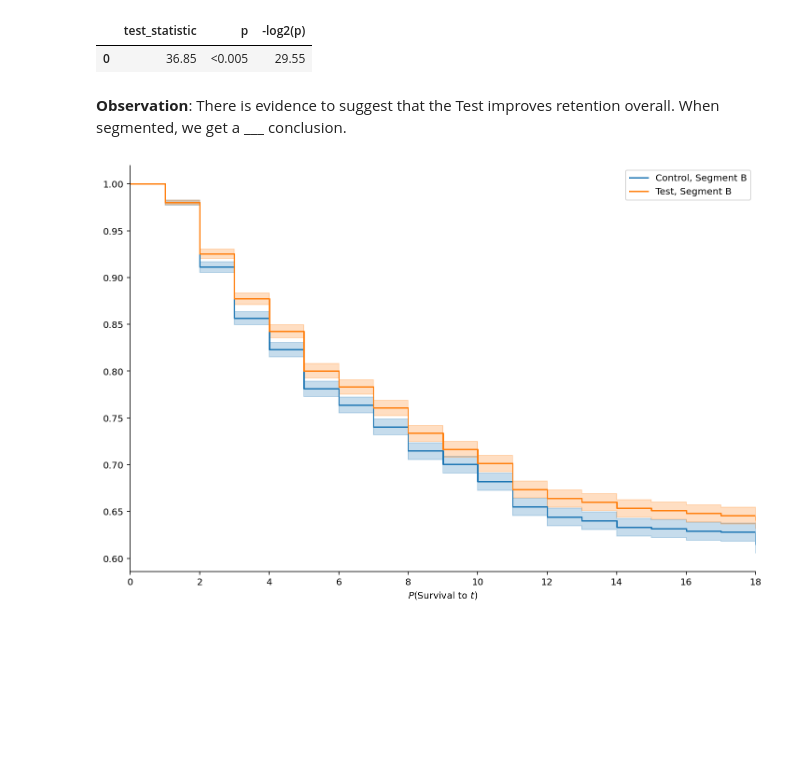
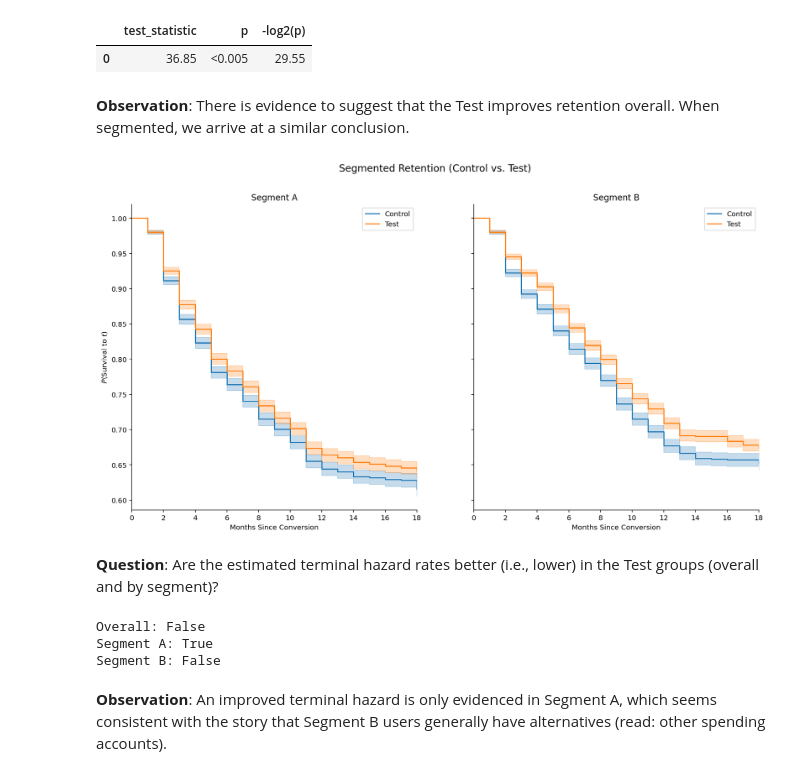
Before and after one commit to Per48edjes/Chime-Case, a Jupyter notebook: analysis.ipynb, the cells around one changed output. Saved outputs shown, nothing was run; the diff lists cells and outputs as text; code cells hidden in the pictures; blank space fills up the shorter version.

```diff
--- a/analysis.ipynb
+++ b/analysis.ipynb
@@ -382,30 +461,51 @@ results.print_summary(3)
 |  | test_statistic | p | -log2(p) |
 | 0 | 36.85 | <0.005 | 29.55 |
 # %% [markdown]
-**Observation**: There is evidence to suggest that the Test improves retention overall. When segmented, we get a \___ conclusion.
+**Observation**: There is evidence to suggest that the Test improves retention overall. When segmented, we arrive at a similar conclusion.
+# %%
+# Plot Test vs. Control retention overall
+test_A_model = test_A.fit_survival_model('KaplanMeier', label='Test')
+control_A_model = control_A.fit_survival_model('KaplanMeier', label='Control')
+test_B_model = test_B.fit_survival_model('KaplanMeier', label='Test')
+control_B_model = control_B.fit_survival_model('KaplanMeier', label='Control')
 # %%
-# Plot Test vs. Control retention overall
-test_A_model = test_A.fit_survival_model('KaplanMeier', label='Test, Segment A')
-control_A_model = control_A.fit_survival_model('KaplanMeier', label='Control, Segment A')
-test_B_model = test_A.fit_survival_model('KaplanMeier', label='Test, Segment B')
-control_B_model = control_A.fit_survival_model('KaplanMeier', label='Control, Segment B')
+# Set up plots
+fig, axes = plt.subplots(1, 2, figsize=(16, 8), sharey=True)
 
-# Set up plots
-plt.figure(figsize=(12,8))
+plt.sca(axes[0])
+control_A_model.plot_survival_function()
+test_A_model.plot_survival_function()
 
-# Plot data
-# control_A_model.plot_survival_function()
-# test_A_model.plot_survival_function()
+plt.sca(axes[1])
 control_B_model.plot_survival_function()
 test_B_model.plot_survival_function()
 
-# Cosmetic Adjustments
-plt.xlabel('Months Since Conversion')
-plt.xlabel('$P($Survival to $t)$')
-plt.xlim(0, 18)
-ax = plt.gca()
-ax.spines['top'].set_visible(False)
-ax.spines['right'].set_visible(False)
+for i, ax in enumerate(axes):
+
+    # Cosmetic Adjustments
+    if i == 0:
+        ax.set_title('Segment A')
+    else:
+        ax.set_title('Segment B')
+    ax.set_xlabel('Months Since Conversion')
+    ax.set_ylabel('$P($Survival to $t)$')
+    ax.set_xlim(0, 18)
+    ax.spines['top'].set_visible(False)
+    ax.spines['right'].set_visible(False)
+
+plt.suptitle('Segmented Retention (Control vs. Test)', fontsize=14)
 plt.show()
 # %% [output]
-[figure, old version]
+[figure, new version]
+# %% [markdown]
+**Question**: Are the estimated terminal hazard rates better (i.e., lower) in the Test groups (overall and by segment)?
+# %%
+print(f"Overall: {(test.h_terminal[0] < control.h_terminal[0])}")
+print(f"Segment A: {(test_A.h_terminal[0] < control_A.h_terminal[0])}")
+print(f"Segment B: {(test_B.h_terminal[0] < control_B.h_terminal[0])}")
+# %% [output]
+Overall: False
+Segment A: True
+Segment B: False
+# %% [markdown]
+**Observation**: An improved terminal hazard is only evidenced in Segment A, which seems consistent with the story that Segment B users generally have alternatives (read: other spending accounts).
```
Also changed, not shown: parts of 36 cells of this notebook, 2 other files.
